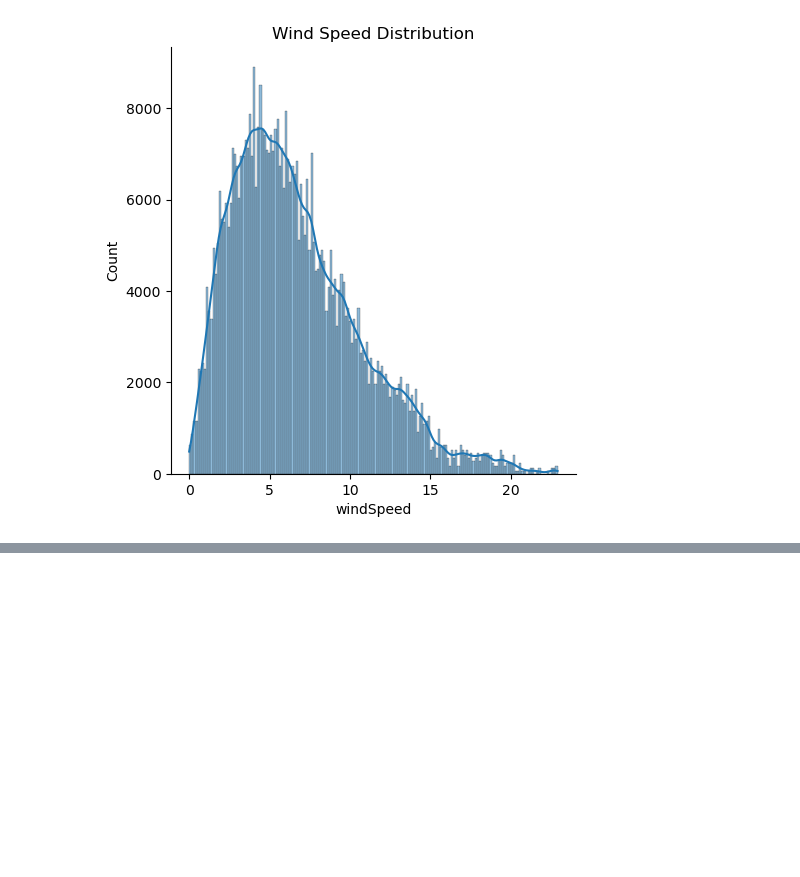
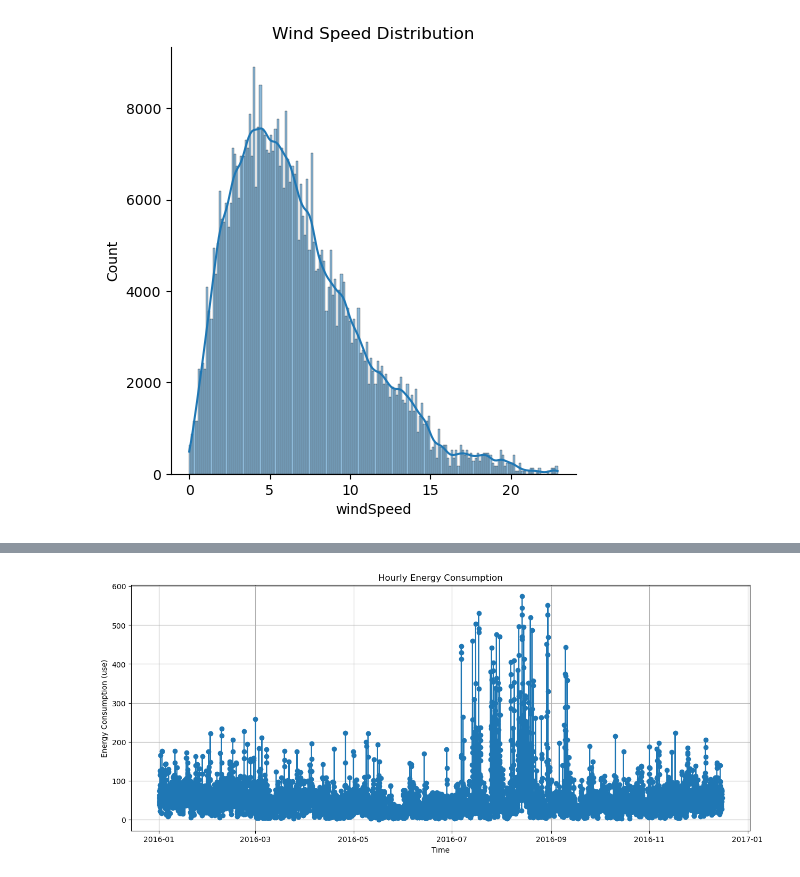
Before and after one commit to Youkaaay/smart-home-energy-prediction, a Jupyter notebook: notebooks/importing_data.ipynb, the cells around one changed output, grey strips where cells are left out. Saved outputs shown, nothing was run; the diff lists cells and outputs as text; code cells hidden in the pictures; blank space fills up the shorter version.

```diff
--- a/notebooks/importing_data.ipynb
+++ b/notebooks/importing_data.ipynb
@@ -191,0 +197,7 @@ plt.show()
+# %%
+# Remove the kW at the end of column names & space between names
+df.columns = [col.replace(' [kW]',"").replace(" ", "_") for col in df.columns]
+
+# Make all column names lower case
+df.columns = [col.lower() for col in df.columns]
+df.columns
@@ -191,0 +232,17 @@ plt.show()
+# %%
+# Creating numerical columns for aggregation
+num_df = df.drop(['icon','summary', 'cloudcover'], axis=1)
+# %%
+# Group by hour and sum the 'use' column
+num_df_hourly = num_df.resample('h', on='time').sum()
+
+# Plot
+plt.figure(figsize=(15, 6))
+plt.plot(num_df_hourly.index, num_df_hourly['use'], marker='o')
+plt.title('Hourly Energy Consumption')
+plt.xlabel('Time')
+plt.ylabel('Energy Consumption (use)')
+plt.grid(True)
+plt.show()
+# %% [output]
+[figure, added]
```
Also changed, not shown: parts of 12 cells of this notebook.
